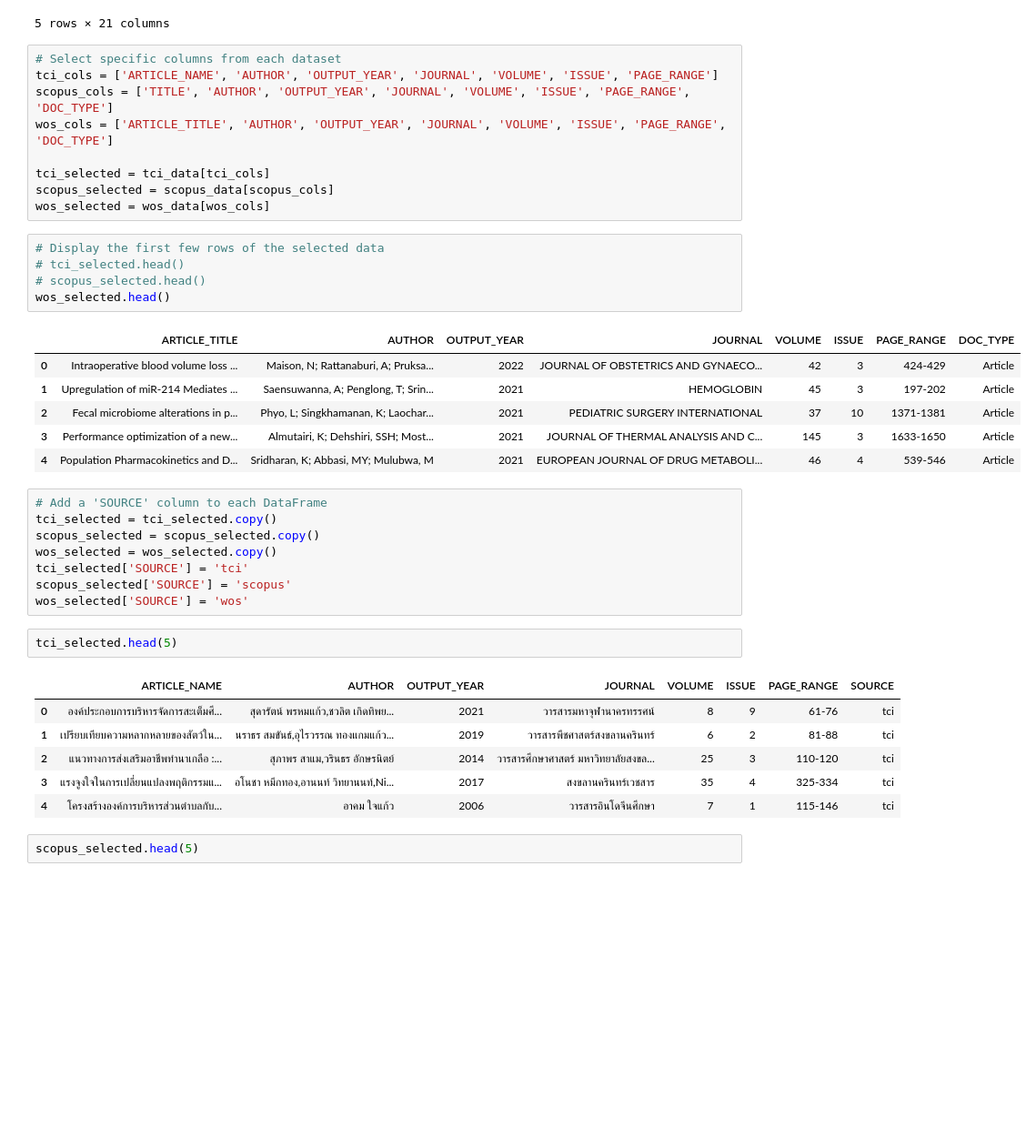
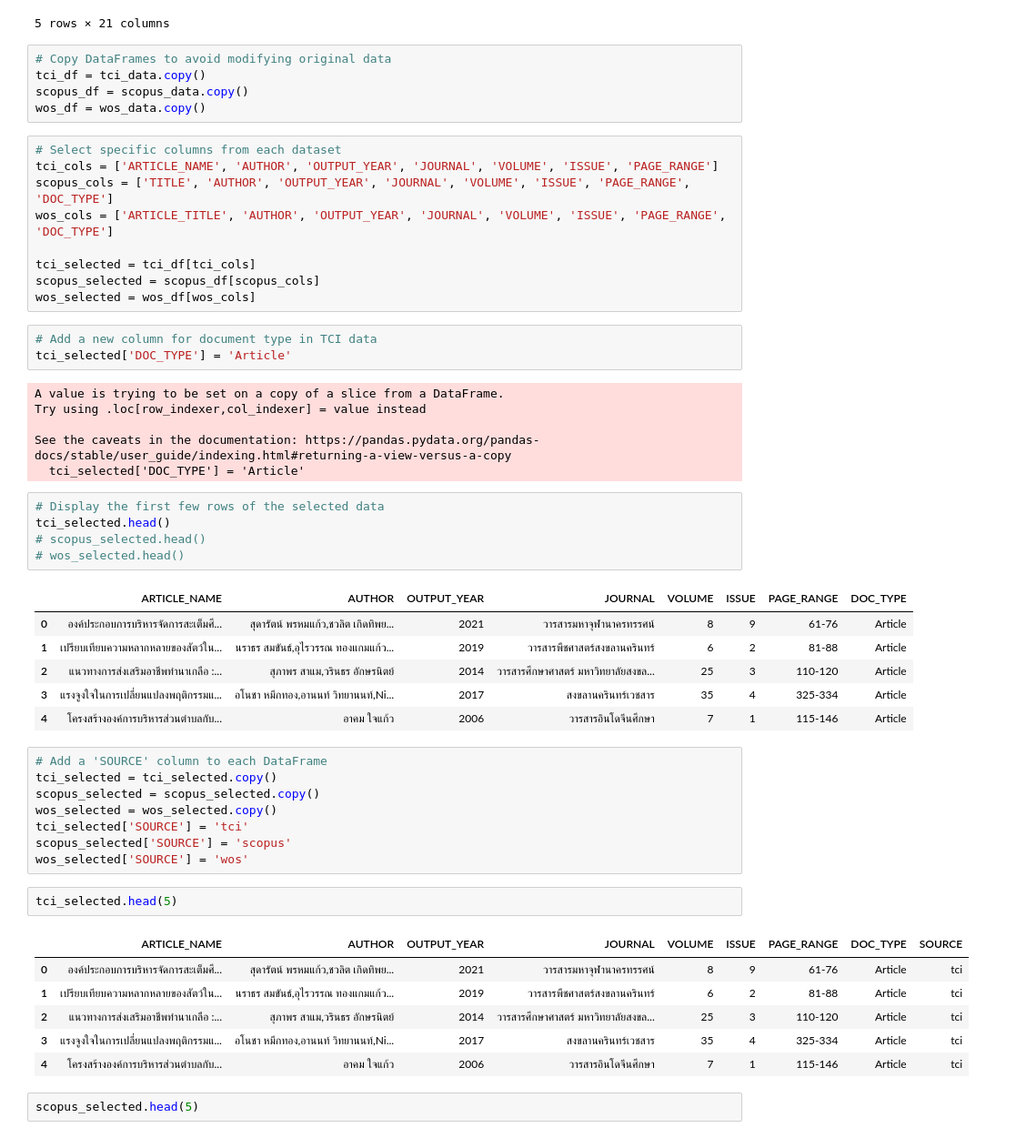
Before and after one commit to AreedaTJN/data-engineer-poc, a Jupyter notebook: q1_data_collection/csv_processor.ipynb, the cells around one changed output. Shown: that part at 91% size. Saved outputs shown, nothing was run; the diff lists cells and outputs as text; blank space fills up the shorter version.

```diff
--- a/q1_data_collection/csv_processor.ipynb
+++ b/q1_data_collection/csv_processor.ipynb
@@ -40,27 +81,41 @@ wos_data.head(5)
 | 3 | WOS:000664436600004 | Performance optimization of a new... | Almutairi, K; Dehshiri, SSH; Most... | Dhanraj, JA,Almutairi, K,Dehshiri... | Dhanraj, JA6,Almutairi, K1,Dehshi... | Flash-binary geothermal cycle; PE... | ORGANIC RANKINE-CYCLE; HYDROGEN-P... | 2021 | ... |
 | 4 | WOS:000664442400001 | Population Pharmacokinetics and D... | Sridharan, K; Abbasi, MY; Mulubwa, M | Mulubwa, M,Abbasi, MY,Sridharan, K | Mulubwa, M3,Sridharan, K1,Abbasi,... | NaN | INTENSIVE-CARE; CLEARANCE | 2021 | ... |
 5 rows × 21 columns
+# %%
+# Copy DataFrames to avoid modifying original data
+tci_df = tci_data.copy()
+scopus_df = scopus_data.copy()
+wos_df = wos_data.copy()
 # %%
 # Select specific columns from each dataset
 tci_cols = ['ARTICLE_NAME', 'AUTHOR', 'OUTPUT_YEAR', 'JOURNAL', 'VOLUME', 'ISSUE', 'PAGE_RANGE']
 scopus_cols = ['TITLE', 'AUTHOR', 'OUTPUT_YEAR', 'JOURNAL', 'VOLUME', 'ISSUE', 'PAGE_RANGE', 'DOC_TYPE']
 wos_cols = ['ARTICLE_TITLE', 'AUTHOR', 'OUTPUT_YEAR', 'JOURNAL', 'VOLUME', 'ISSUE', 'PAGE_RANGE', 'DOC_TYPE']
 
-tci_selected = tci_data[tci_cols]
-scopus_selected = scopus_data[scopus_cols]
-wos_selected = wos_data[wos_cols]
+tci_selected = tci_df[tci_cols]
+scopus_selected = scopus_df[scopus_cols]
+wos_selected = wos_df[wos_cols]
+# %%
+# Add a new column for document type in TCI data
+tci_selected['DOC_TYPE'] = 'Article'
+# %% [output]
+A value is trying to be set on a copy of a slice from a DataFrame.
+Try using .loc[row_indexer,col_indexer] = value instead
+
+See the caveats in the documentation: https://pandas.pydata.org/pandas-docs/stable/user_guide/indexing.html#returning-a-view-versus-a-copy
+  tci_selected['DOC_TYPE'] = 'Article'
 # %%
 # Display the first few rows of the selected data
-# tci_selected.head()
+tci_selected.head()
 # scopus_selected.head()
-wos_selected.head()
+# wos_selected.head()
 # %% [output]
-|  | ARTICLE_TITLE | AUTHOR | OUTPUT_YEAR | JOURNAL | VOLUME | ISSUE | PAGE_RANGE | DOC_TYPE |
-| 0 | Intraoperative blood volume loss ... | Maison, N; Rattanaburi, A; Pruksa... | 2022 | JOURNAL OF OBSTETRICS AND GYNAECO... | 42 | 3 | 424-429 | Article |
-| 1 | Upregulation of miR-214 Mediates ... | Saensuwanna, A; Penglong, T; Srin... | 2021 | HEMOGLOBIN | 45 | 3 | 197-202 | Article |
-| 2 | Fecal microbiome alterations in p... | Phyo, L; Singkhamanan, K; Laochar... | 2021 | PEDIATRIC SURGERY INTERNATIONAL | 37 | 10 | 1371-1381 | Article |
-| 3 | Performance optimization of a new... | Almutairi, K; Dehshiri, SSH; Most... | 2021 | JOURNAL OF THERMAL ANALYSIS AND C... | 145 | 3 | 1633-1650 | Article |
-| 4 | Population Pharmacokinetics and D... | Sridharan, K; Abbasi, MY; Mulubwa, M | 2021 | EUROPEAN JOURNAL OF DRUG METABOLI... | 46 | 4 | 539-546 | Article |
+|  | ARTICLE_NAME | AUTHOR | OUTPUT_YEAR | JOURNAL | VOLUME | ISSUE | PAGE_RANGE | DOC_TYPE |
+| 0 | องค์ประกอบการบริหารจัดการสะเต็มศึ... | สุดารัตน์ พรหมแก้ว,ชวลิต เกิดทิพย... | 2021 | วารสารมหาจุฬานาครทรรศน์ | 8 | 9 | 61-76 | Article |
+| 1 | เปรียบเทียบความหลากหลายของสัตว์ใน... | นราธร สมขันธ์,อุไรวรรณ ทองแกมแก้ว... | 2019 | วารสารพืชศาสตร์สงขลานครินทร์ | 6 | 2 | 81-88 | Article |
+| 2 | แนวทางการส่งเสริมอาชีพทำนาเกลือ :... | สุภาพร สาแม,วรินธร อักษรนิตย์ | 2014 | วารสารศึกษาศาสตร์ มหาวิทยาลัยสงขล... | 25 | 3 | 110-120 | Article |
+| 3 | แรงจูงใจในการเปลี่ยนแปลงพฤติกรรมแ... | อโนชา หมึกทอง,อานนท์ วิทยานนท์,Ni... | 2017 | สงขลานครินทร์เวชสาร | 35 | 4 | 325-334 | Article |
+| 4 | โครงสร้างองค์การบริหารส่วนตำบลกับ... | อาคม ใจแก้ว | 2006 | วารสารอินโดจีนศึกษา | 7 | 1 | 115-146 | Article |
 # %%
 # Add a 'SOURCE' column to each DataFrame
 tci_selected = tci_selected.copy()
@@ -72,12 +127,12 @@ wos_selected['SOURCE'] = 'wos'
 # %%
 tci_selected.head(5)
 # %% [output]
-|  | ARTICLE_NAME | AUTHOR | OUTPUT_YEAR | JOURNAL | VOLUME | ISSUE | PAGE_RANGE | SOURCE |
-| 0 | องค์ประกอบการบริหารจัดการสะเต็มศึ... | สุดารัตน์ พรหมแก้ว,ชวลิต เกิดทิพย... | 2021 | วารสารมหาจุฬานาครทรรศน์ | 8 | 9 | 61-76 | tci |
-| 1 | เปรียบเทียบความหลากหลายของสัตว์ใน... | นราธร สมขันธ์,อุไรวรรณ ทองแกมแก้ว... | 2019 | วารสารพืชศาสตร์สงขลานครินทร์ | 6 | 2 | 81-88 | tci |
-| 2 | แนวทางการส่งเสริมอาชีพทำนาเกลือ :... | สุภาพร สาแม,วรินธร อักษรนิตย์ | 2014 | วารสารศึกษาศาสตร์ มหาวิทยาลัยสงขล... | 25 | 3 | 110-120 | tci |
-| 3 | แรงจูงใจในการเปลี่ยนแปลงพฤติกรรมแ... | อโนชา หมึกทอง,อานนท์ วิทยานนท์,Ni... | 2017 | สงขลานครินทร์เวชสาร | 35 | 4 | 325-334 | tci |
-| 4 | โครงสร้างองค์การบริหารส่วนตำบลกับ... | อาคม ใจแก้ว | 2006 | วารสารอินโดจีนศึกษา | 7 | 1 | 115-146 | tci |
+|  | ARTICLE_NAME | AUTHOR | OUTPUT_YEAR | JOURNAL | VOLUME | ISSUE | PAGE_RANGE | DOC_TYPE | SOURCE |
+| 0 | องค์ประกอบการบริหารจัดการสะเต็มศึ... | สุดารัตน์ พรหมแก้ว,ชวลิต เกิดทิพย... | 2021 | วารสารมหาจุฬานาครทรรศน์ | 8 | 9 | 61-76 | Article | tci |
+| 1 | เปรียบเทียบความหลากหลายของสัตว์ใน... | นราธร สมขันธ์,อุไรวรรณ ทองแกมแก้ว... | 2019 | วารสารพืชศาสตร์สงขลานครินทร์ | 6 | 2 | 81-88 | Article | tci |
+| 2 | แนวทางการส่งเสริมอาชีพทำนาเกลือ :... | สุภาพร สาแม,วรินธร อักษรนิตย์ | 2014 | วารสารศึกษาศาสตร์ มหาวิทยาลัยสงขล... | 25 | 3 | 110-120 | Article | tci |
+| 3 | แรงจูงใจในการเปลี่ยนแปลงพฤติกรรมแ... | อโนชา หมึกทอง,อานนท์ วิทยานนท์,Ni... | 2017 | สงขลานครินทร์เวชสาร | 35 | 4 | 325-334 | Article | tci |
+| 4 | โครงสร้างองค์การบริหารส่วนตำบลกับ... | อาคม ใจแก้ว | 2006 | วารสารอินโดจีนศึกษา | 7 | 1 | 115-146 | Article | tci |
 # %%
 scopus_selected.head(5)
 # %% [output]
```
Also changed, not shown: parts of 3 cells of this notebook, 1 other file.
